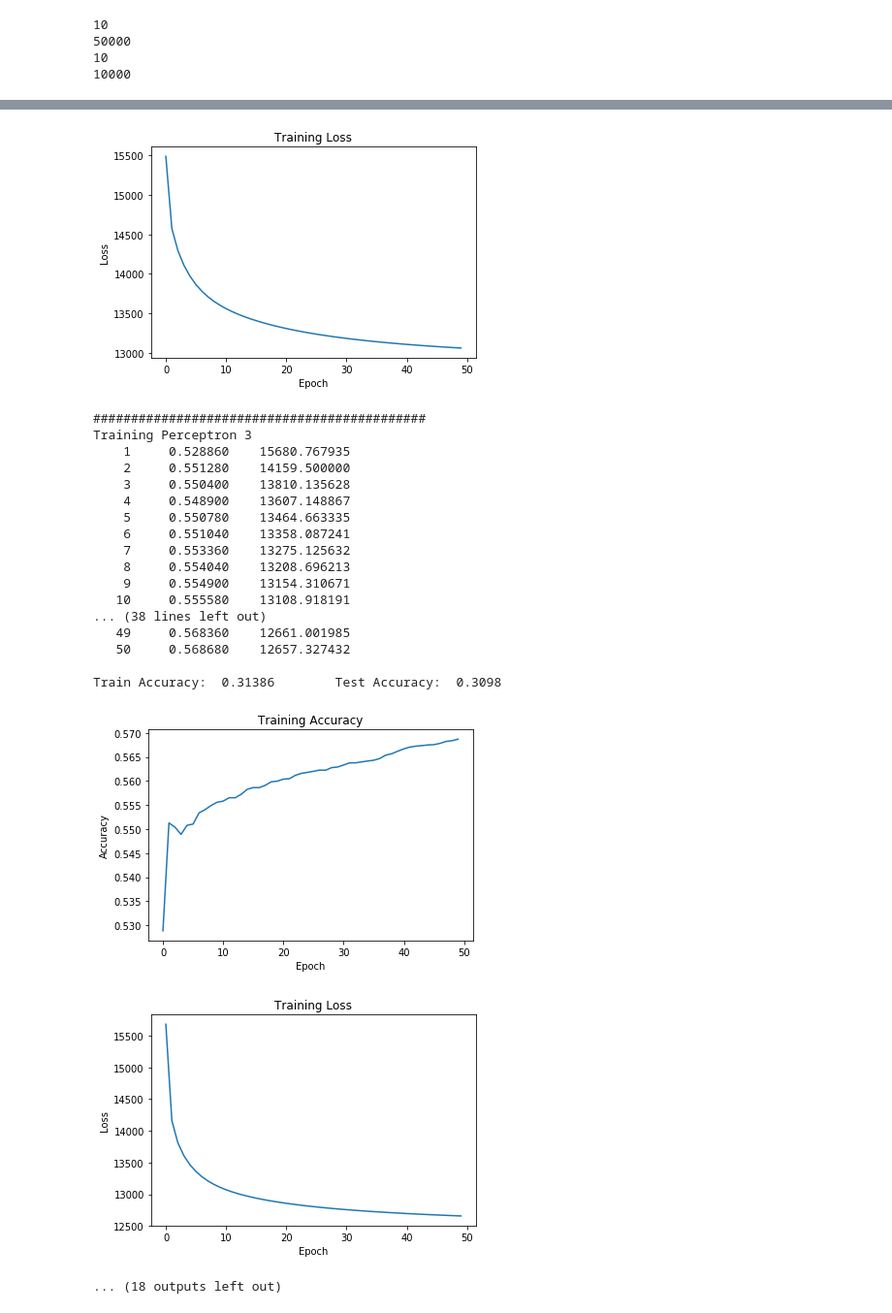
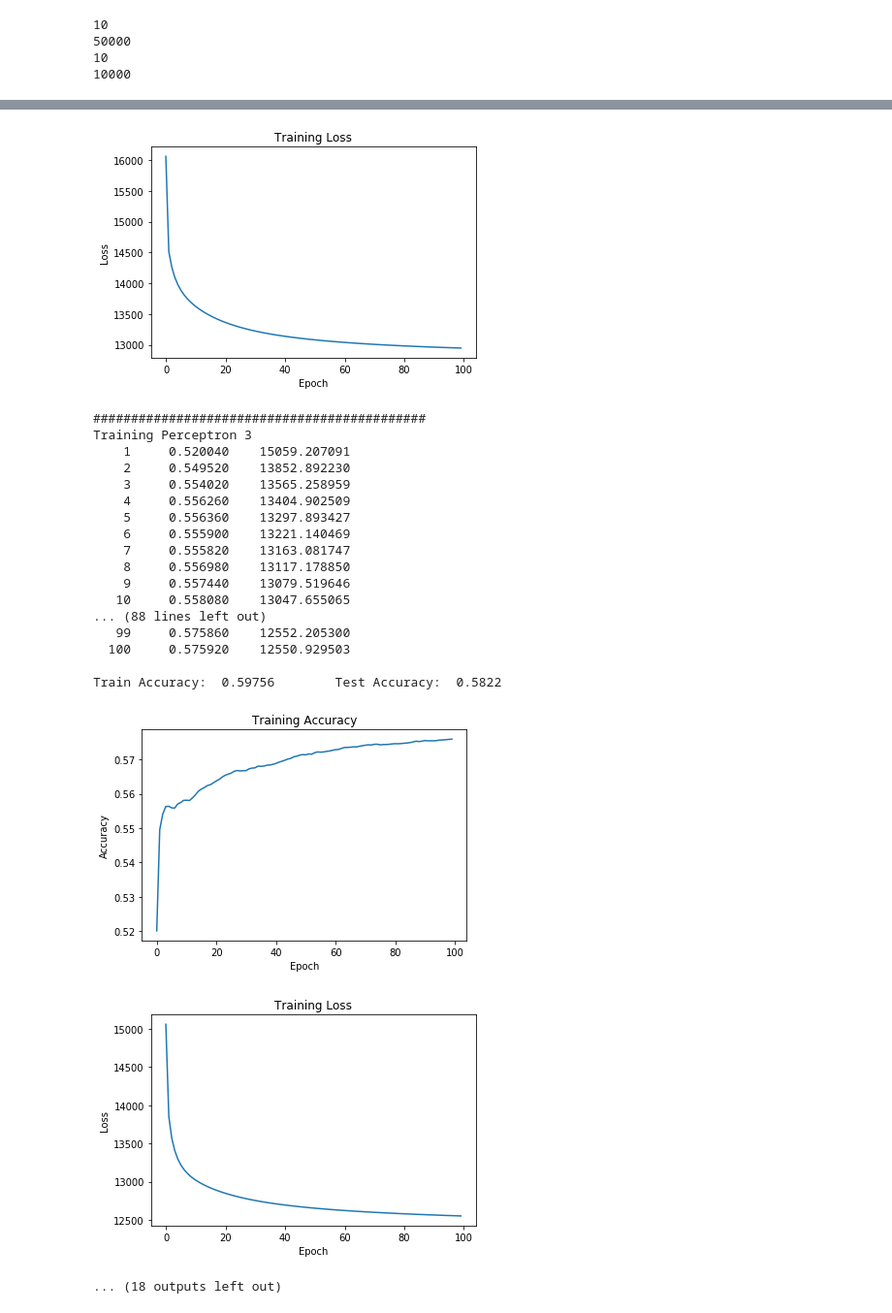
Before and after one commit to atbender/perceptron, a Jupyter notebook: Perceptron.ipynb, the cells around one changed output, grey strips where cells are left out. Shown at 97% size. Cells and saved outputs as stored; diff of their text form; code cells hidden in the pictures.

```diff
--- a/Perceptron.ipynb
+++ b/Perceptron.ipynb
@@ -137,7 +139,7 @@ class Perceptron(object):
         return accuracy
 
 
-    def train(self, dataset, epochs=100, verbose="not_verbose"):
+    def train(self, dataset, epochs=100, verbose="not_verbose", ballance_multiplier=1):
         np.random.shuffle(dataset)
 
         for epoch in range(epochs):
@@ -151,13 +153,10 @@ class Perceptron(object):
 
 
                 if label == 1:
-                    reward = 10
+                    reward = ballance_multiplier
 
                 if(y >= 0.5 and label == 1):
                     hits += 1
-
-
-
 
 
                 elif(y < 0.5 and label == 0):
@@ -192,5 +191,5 @@ class Perceptron(object):
 # Treinando o perceptron
 # %%
 p0 = Perceptron()
-p0.train(linear_dataset_train, 50, "verbose")
+p0.train(linear_dataset_train, 100, "verbose")
 # %% [output]
@@ -305,7 +300,7 @@ for p in perceptrons:
     print("############################################")
     print("Training Perceptron", index)
 
-    p.train(linear_dataset_array_train[index], 50, "verbose")
+    p.train(linear_dataset_array_train[index], 100, "verbose", 10)
 
     accuracy_train = p.evaluate(linear_dataset_array_train[index])
     accuracy_test = p.evaluate(linear_dataset_array_test[index])
@@ -376,23 +371,23 @@ Train Accuracy:  0.74398        Test Accuracy:  0.7323
-[figure, old version]
+[figure, new version]
 ############################################
 Training Perceptron 3
-    1     0.528860    15680.767935
-    2     0.551280    14159.500000
-    3     0.550400    13810.135628
-    4     0.548900    13607.148867
-    5     0.550780    13464.663335
-    6     0.551040    13358.087241
-    7     0.553360    13275.125632
-    8     0.554040    13208.696213
-    9     0.554900    13154.310671
-   10     0.555580    13108.918191
-... (38 lines left out)
-   49     0.568360    12661.001985
-   50     0.568680    12657.327432
+    1     0.520040    15059.207091
+    2     0.549520    13852.892230
+    3     0.554020    13565.258959
+    4     0.556260    13404.902509
+    5     0.556360    13297.893427
+    6     0.555900    13221.140469
+    7     0.555820    13163.081747
+    8     0.556980    13117.178850
+    9     0.557440    13079.519646
+   10     0.558080    13047.655065
+... (88 lines left out)
+   99     0.575860    12552.205300
+  100     0.575920    12550.929503
 
-Train Accuracy:  0.31386        Test Accuracy:  0.3098
+Train Accuracy:  0.59756        Test Accuracy:  0.5822
-[figure, old version]
+[figure, new version]
-[figure, old version]
+[figure, new version]
 ... (18 outputs left out)
 # %%
 linear_dataset_test_labels = []
```
Also changed, not shown: parts of 7 cells of this notebook.
